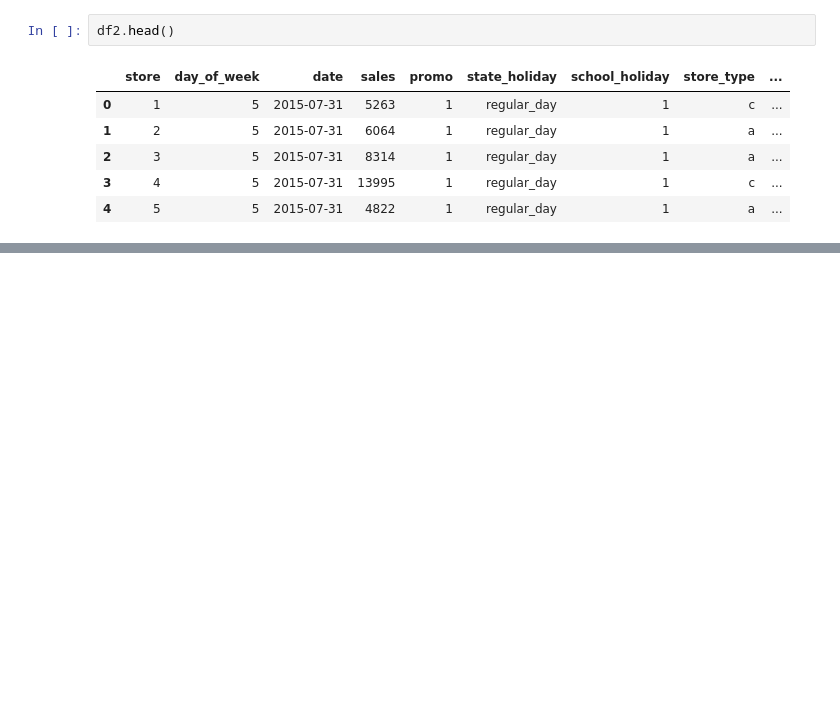
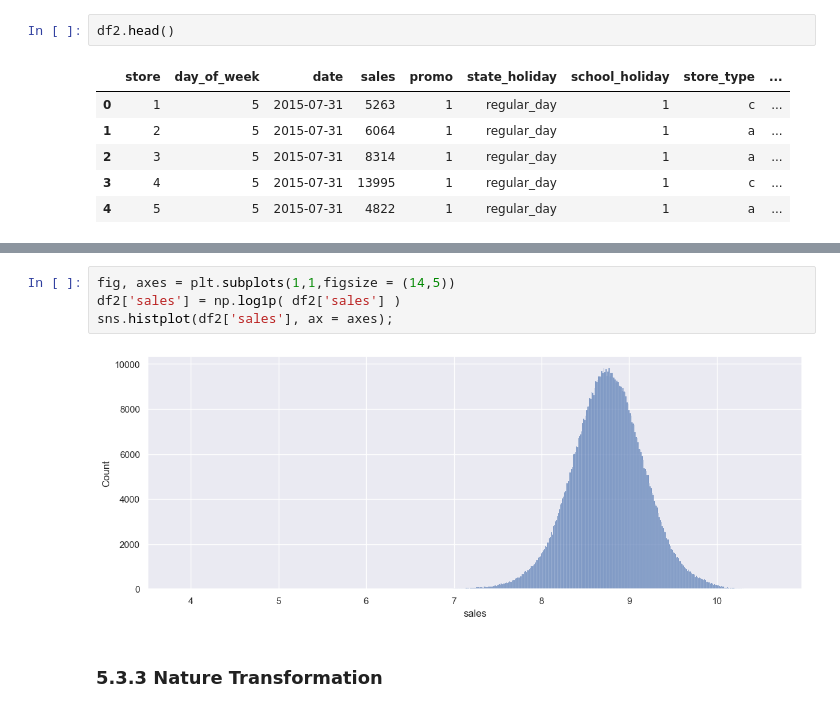
Before and after one commit to PedroPauloMR/ds_em_producao, a Jupyter notebook: main.ipynb, the cells around one changed output, grey strips where cells are left out. Cells and saved outputs as stored; diff of their text form; blank space fills up the shorter version.

Commit message:
finalizada transformacao de natureza das variaveis

```diff
--- a/main.ipynb
+++ b/main.ipynb
@@ -883,0 +876,8 @@ df2['assortment'] = df2['assortment'].map(assortment_dict)
+# %%
+fig, axes = plt.subplots(1,1,figsize = (14,5))
+df2['sales'] = np.log1p( df2['sales'] )
+sns.histplot(df2['sales'], ax = axes);
+# %% [output]
+[figure, added]
+# %% [markdown]
+### 5.3.3 Nature Transformation
```
Also changed, not shown: parts of 6 cells of this notebook.
